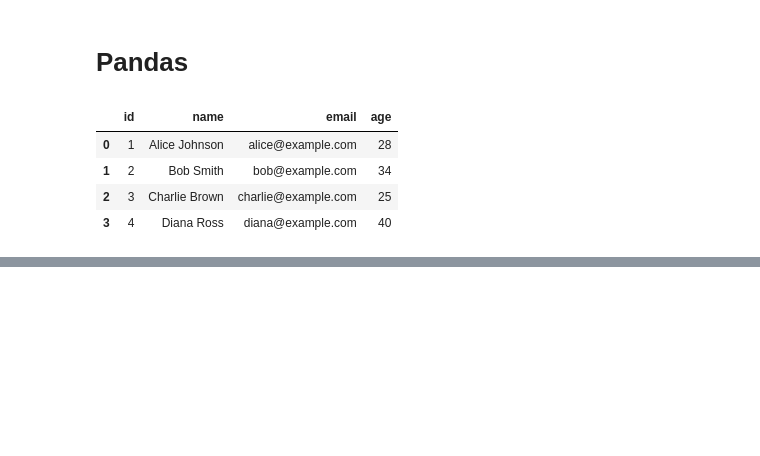
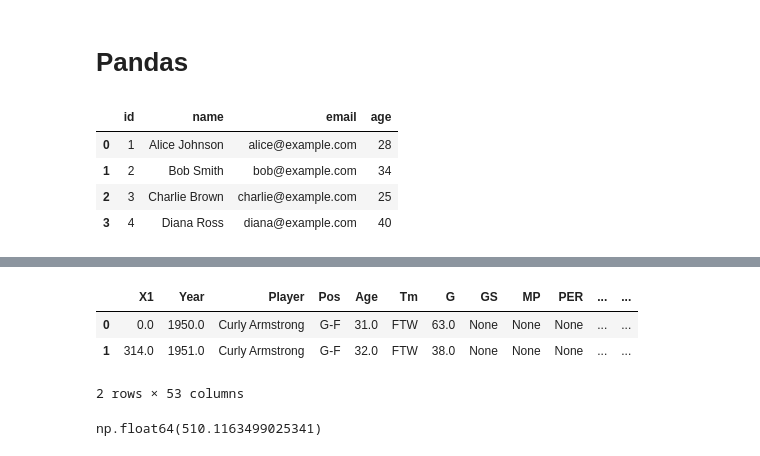
Before and after one commit to ArnolPlazas/ETL_with_Python, a Jupyter notebook: ingest_db.ipynb, the cells around one changed output, grey strips where cells are left out. Saved outputs shown, nothing was run; the diff lists cells and outputs as text; code cells hidden in the pictures; blank space fills up the shorter version.

```diff
--- a/ingest_db.ipynb
+++ b/ingest_db.ipynb
@@ -85,0 +135,13 @@ df.head()
+# %%
+df_Curly = pd.read_sql_query("SELECT * from Seasons_Stats where Player = 'Curly Armstrong'",connection)
+df_Curly.head()
+# %% [output]
+|  | X1 | Year | Player | Pos | Age | Tm | G | GS | MP | PER | ... | ... |
+| 0 | 0.0 | 1950.0 | Curly Armstrong | G-F | 31.0 | FTW | 63.0 | None | None | None | ... | ... |
+| 1 | 314.0 | 1951.0 | Curly Armstrong | G-F | 32.0 | FTW | 38.0 | None | None | None | ... | ... |
+2 rows × 53 columns
+# %%
+prom_PTS = df_nba_sqlalchemy['PTS'].mean()
+prom_PTS
+# %% [output]
+np.float64(510.1163499025341)
```
Also changed, not shown: parts of 12 cells of this notebook, 1 other file.
